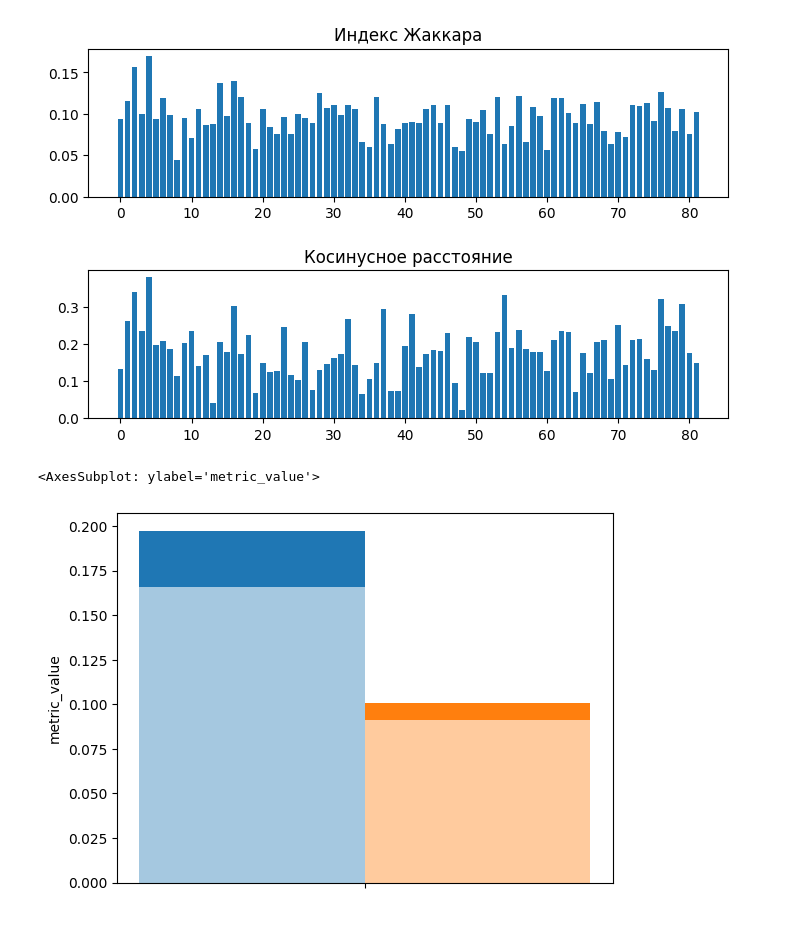
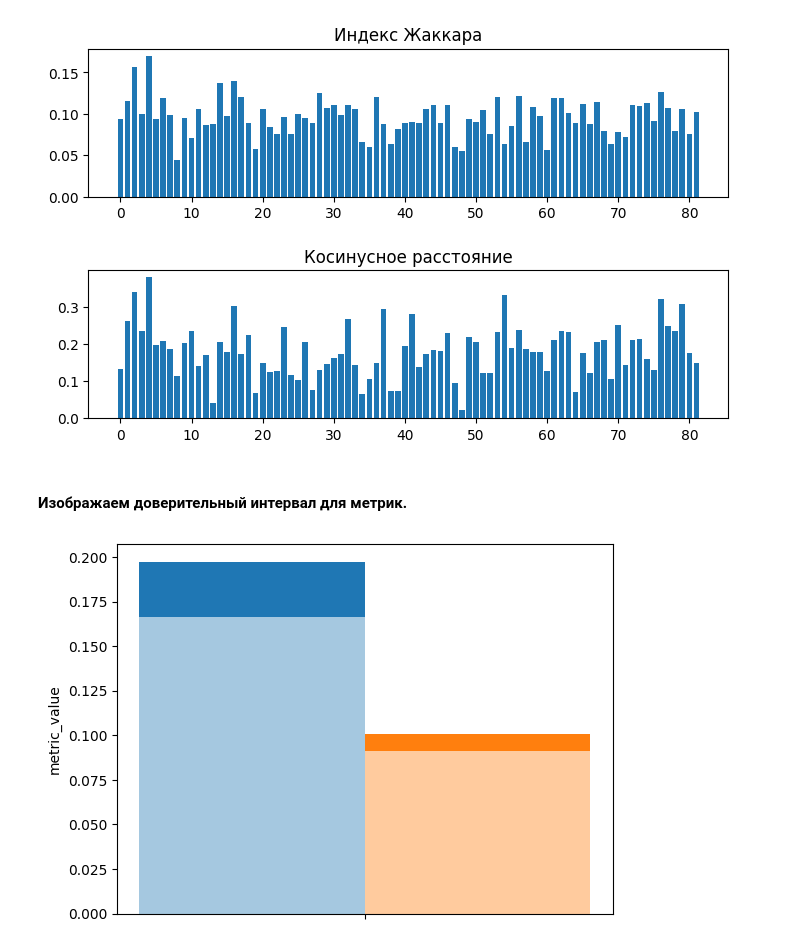
Before and after one commit to okulovsky/grammar_ru, a Jupyter notebook: retell/demos/pipelines/stat_method_demo.ipynb, the cells around one changed output. Cells and saved outputs as stored; diff of their text form; code cells hidden in the pictures.

```diff
--- a/retell/test_stat.ipynb
+++ b/retell/demos/pipelines/stat_method_demo.ipynb
@@ -11,3 +20,3 @@ import retell_utils.statistical as stat_utils
 # %%
-retell_corpus = CorpusReader(Path("./featurized_corpuses/All retell.featurized.retell.corpus.zip"))
-text_corpus = CorpusReader(Path("./featurized_corpuses/books.featurized.zip"))
+retell_corpus = CorpusReader(Path("../../featurized_corpuses/All retell.featurized.retell.corpus.zip"))
+text_corpus = CorpusReader(Path("../../featurized_corpuses/books.featurized.zip"))
@@ -20,2 +67,2 @@ ban_words.update(["!!", "!?", "?!", "??", "?.."])
 # %%
-stat_extract_retell = stat_utils.get_extract_retell_by_common_word(books,corpus_sugar.get_sentences_with_norm_form,ban_words=ban_words,retell_detail=5)
+stat_extract_retell = stat_utils.get_extract_retell_by_common_word(books[:1],corpus_sugar.get_sentences_with_norm_form,ban_words=ban_words,retell_detail=5)
@@ -24,3 +83,3 @@ true_retell = corpus_sugar.get_true_retell('Мартин',"retell",retell_detail
 # %%
-jaccard_sim = np.array([jaccard_text(stat_extract_retell[i],true_retell[i]) for i in range(len(true_retell))])
+jaccard_sim = np.array([get_jaccard_index(stat_extract_retell[i],true_retell[i]) for i in range(len(true_retell))])
 cos_sim = np.array([get_cosine_sim(stat_extract_retell[i],true_retell[i]) for i in range(len(true_retell))])
@@ -36,21 +97,9 @@ max Косинусное расстояние: 0.38
 min Косинусное расстояние: 0.024
 ------------------------------------
 [figure]
-# %%
-def compute(df):
-    return df.groupby('metric_names').metric_values.mean().to_frame().transpose()
-
-metrics_names = ["jaccard_sim" for _ in range(len(jaccard_sim))]+["cos_sim" for _ in range(len(cos_sim))]
-df = pd.DataFrame(data=zip(np.concatenate([jaccard_sim,cos_sim]),metrics_names), columns=['metric_values','metric_names'])
-rdf = Bootstrap(df = df, method = compute).run(N=1000)
-rdf_i = rdf[['jaccard_sim','cos_sim']].unstack().to_frame().reset_index()
-rdf_i.columns=['metric_names','iteration','metric']
-grbar_plot(
-    rdf_i.groupby('metric_names').metric.feed(Aggregators.normal_confint()).reset_index(),
-    value_column='metric_value',
-    error_column='metric_error',
-    color_column='metric_names',
-)
-# %% [output]
-<AxesSubplot: ylabel='metric_value'>
-[figure, removed]
+# %% [markdown]
+#### Изображаем доверительный интервал для метрик.
+# %%
+plot_confint(jaccard_sim,cos_sim)
+# %% [output]
+[figure, added]
```
Also changed, not shown: parts of 11 cells of this notebook, 43 other files.
